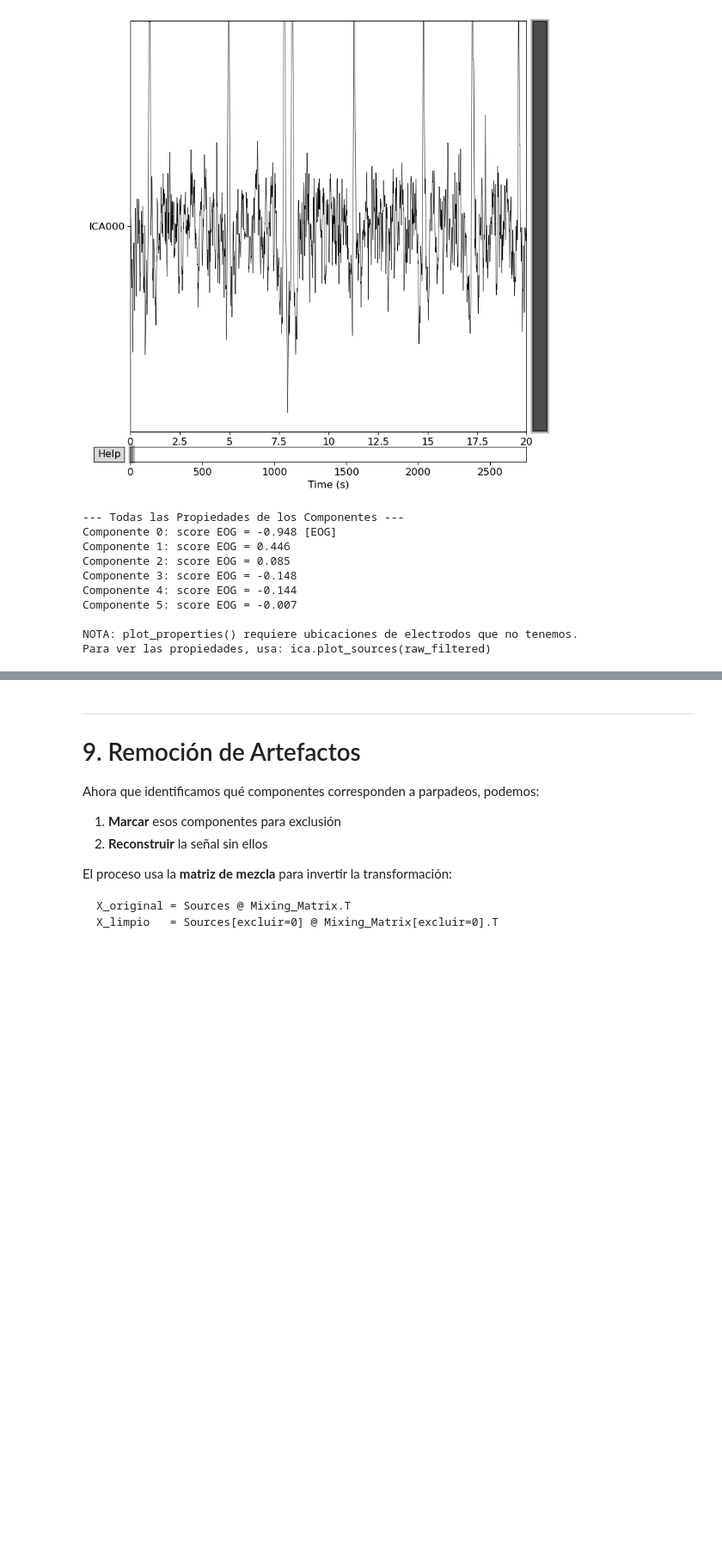
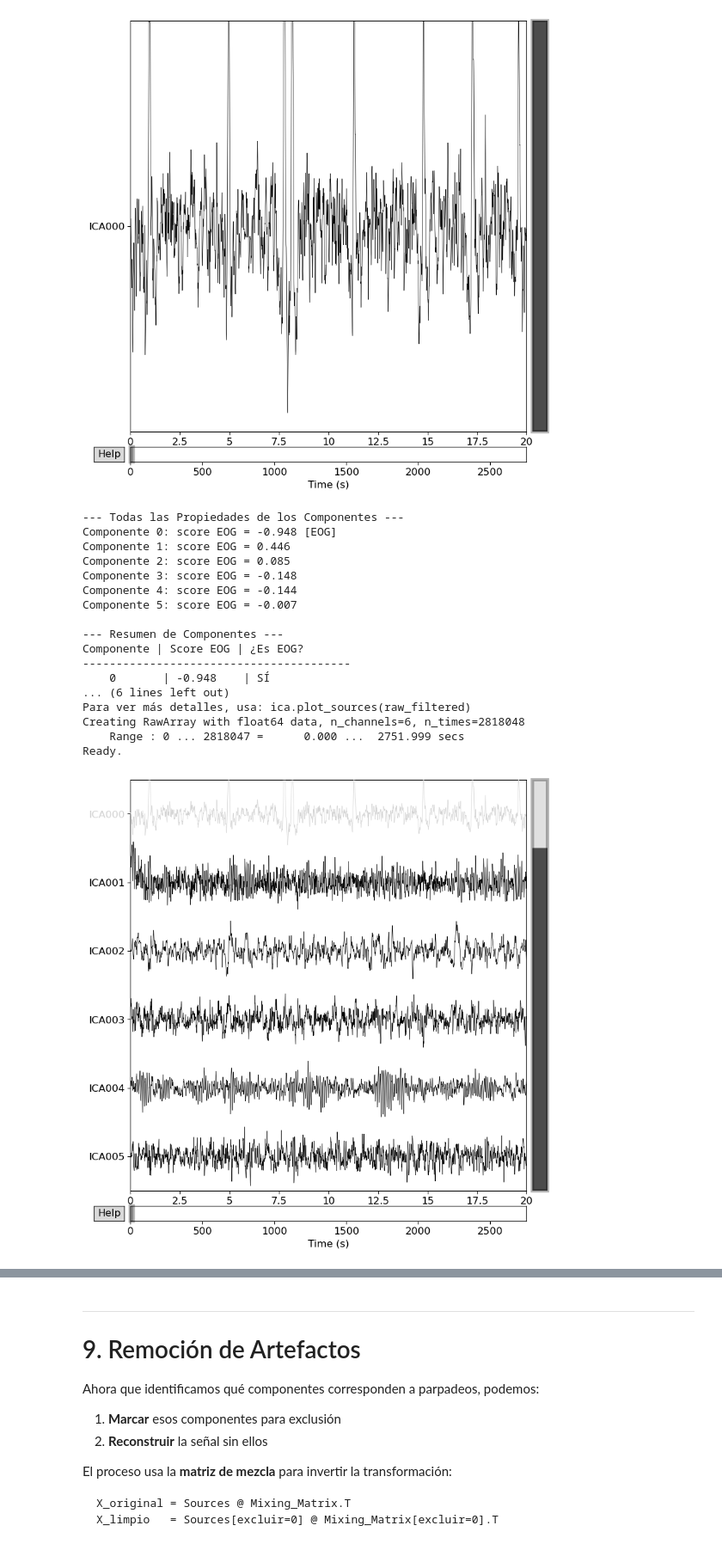
Before and after one commit to enzocatorano/tesis_habla_imaginada, a Jupyter notebook: notebooks/02_artefactos_parpadeo_ICA.ipynb, the cells around one changed output, grey strips where cells are left out. Shown at 86% size. Saved outputs shown, nothing was run; the diff lists cells and outputs as text; code cells hidden in the pictures; blank space fills up the shorter version.

```diff
--- a/notebooks/02_artefactos_parpadeo_ICA.ipynb
+++ b/notebooks/02_artefactos_parpadeo_ICA.ipynb
@@ -549,7 +536,8 @@ print("=" * 50)
 # - eog_scores: scores de correlación para cada componente
 eog_inds, eog_scores = ica.find_bads_eog(raw_filtered,
                                          ch_name='Ch1',  # Canal frontal para EOG
-                                         threshold=1.9,  # z-score threshold
+                                         measure='correlation',
+                                         threshold=0.9,  # z-score threshold
                                          verbose=True)
 
 print(f"\n" + "=" * 50)
@@ -616,30 +604,39 @@ Ready.
 # %%
 # Ver todos los componentes con sus propiedades
 # Útil para entender qué es cada uno
 print("--- Todas las Propiedades de los Componentes ---")
 for i in range(N_CHANNELS):
     is_eog = " [EOG]" if i in eog_inds else ""
     score = eog_scores[i] if i < len(eog_scores) else 0
     print(f"Componente {i}: score EOG = {score:.3f}{is_eog}")
 
 # Ver las propiedades en formato simple
 print("\n--- Resumen de Componentes ---")
 print("Componente | Score EOG | ¿Es EOG?")
 print("-" * 40)
 for i in range(N_CHANNELS):
     is_eog = "SÍ" if i in eog_inds else "No"
     score = eog_scores[i] if i < len(eog_scores) else 0
     print(f"    {i}       | {score:+.3f}    | {is_eog}")
 
 print("\nPara ver más detalles, usa: ica.plot_sources(raw_filtered)")
+ica.plot_sources(raw_filtered)
 # %% [output]
 --- Todas las Propiedades de los Componentes ---
 Componente 0: score EOG = -0.948 [EOG]
 Componente 1: score EOG = 0.446
 Componente 2: score EOG = 0.085
 Componente 3: score EOG = -0.148
 Componente 4: score EOG = -0.144
 Componente 5: score EOG = -0.007
 
-NOTA: plot_properties() requiere ubicaciones de electrodos que no tenemos.
-Para ver las propiedades, usa: ica.plot_sources(raw_filtered)
+--- Resumen de Componentes ---
+Componente | Score EOG | ¿Es EOG?
+----------------------------------------
+    0       | -0.948    | SÍ
+... (6 lines left out)
+Para ver más detalles, usa: ica.plot_sources(raw_filtered)
+Creating RawArray with float64 data, n_channels=6, n_times=2818048
+    Range : 0 ... 2818047 =      0.000 ...  2751.999 secs
+Ready.
+[figure, added]
```
Also changed, not shown: parts of 4 cells of this notebook, 6 other files.
